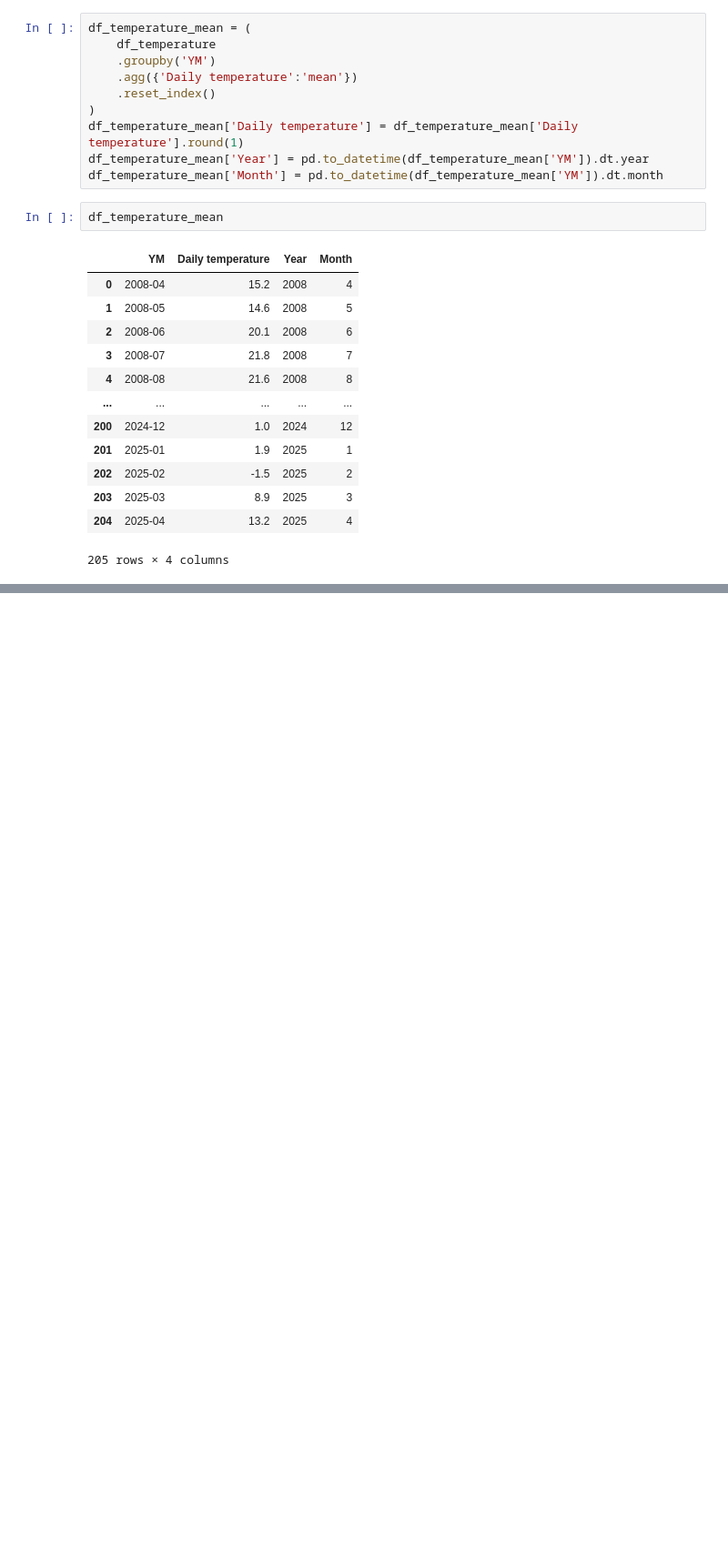
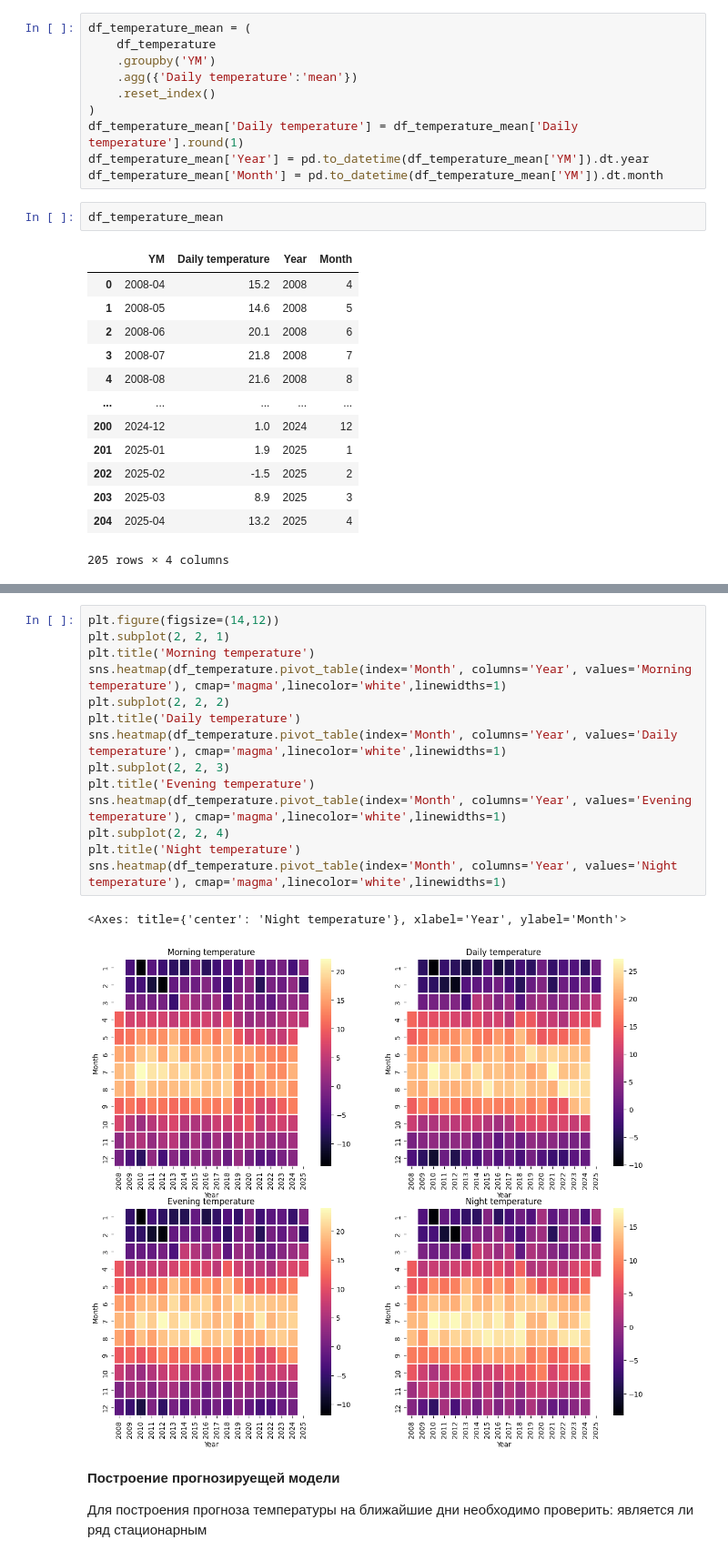
Before and after one commit to RevivedPhoenix/weather_prediction, a Jupyter notebook: prediction.ipynb, the cells around one changed output, grey strips where cells are left out. Shown at 91% size. Cells and saved outputs as stored; diff of their text form; blank space fills up the shorter version.

```diff
--- a/prediction.ipynb
+++ b/prediction.ipynb
@@ -110,0 +117,21 @@ plt.show()
+# %%
+plt.figure(figsize=(14,12))
+plt.subplot(2, 2, 1)
+plt.title('Morning temperature')
+sns.heatmap(df_temperature.pivot_table(index='Month', columns='Year', values='Morning temperature'), cmap='magma',linecolor='white',linewidths=1)
+plt.subplot(2, 2, 2)
+plt.title('Daily temperature')
+sns.heatmap(df_temperature.pivot_table(index='Month', columns='Year', values='Daily temperature'), cmap='magma',linecolor='white',linewidths=1)
+plt.subplot(2, 2, 3)
+plt.title('Evening temperature')
+sns.heatmap(df_temperature.pivot_table(index='Month', columns='Year', values='Evening temperature'), cmap='magma',linecolor='white',linewidths=1)
+plt.subplot(2, 2, 4)
+plt.title('Night temperature')
+sns.heatmap(df_temperature.pivot_table(index='Month', columns='Year', values='Night temperature'), cmap='magma',linecolor='white',linewidths=1)
+# %% [output]
+<Axes: title={'center': 'Night temperature'}, xlabel='Year', ylabel='Month'>
+[figure, added]
+# %% [markdown]
+**Построение прогнозируещей модели**
+
+Для построения прогноза температуры на ближайшие дни необходимо проверить: является ли ряд стационарным
```
Also changed, not shown: parts of 7 cells of this notebook.
